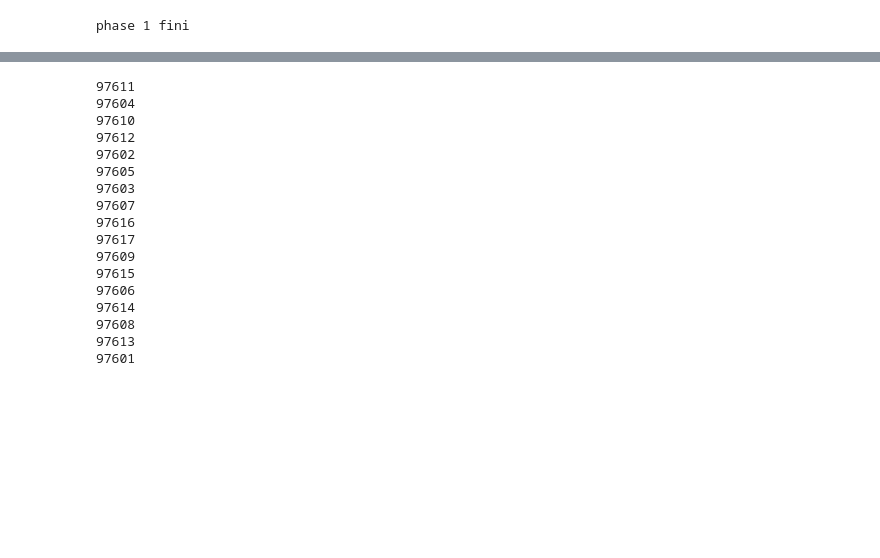
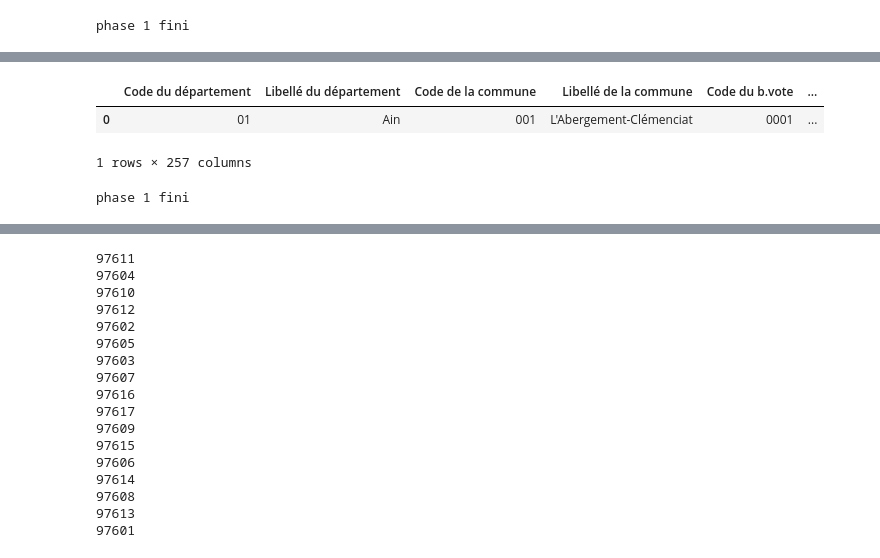
Before and after one commit to christian235711/IRIS_BV, a Jupyter notebook: BV_clean_31_08.ipynb, the cells around one changed output, grey strips where cells are left out. Drawn from its saved outputs; the diff is of its cells as text; code cells hidden in the pictures; blank space fills up the shorter version.

```diff
--- a/BV_clean_31_08.ipynb
+++ b/BV_clean_31_08.ipynb
@@ -399,0 +396,31 @@ print("phase 2 fini")
+# %%
+bv_euro.head(1)
+# %% [output]
+|  | Code du département | Libellé du département | Code de la commune | Libellé de la commune | Code du b.vote | ... |
+| 0 | 01 | Ain | 001 | L'Abergement-Clémenciat | 0001 | ... |
+1 rows × 257 columns
+# %%
+for i in range(bv_euro.shape[0]):
+    if bv_euro.iloc[i,3]=="Montbéliard":
+        continue
+    if bv_euro.iloc[i,3]=="Toulouse":
+        continue
+    if bv_euro.iloc[i,3]=="Hérimoncourt":
+        bv_euro.iloc[i,4] =  bv_euro.iloc[i,4][2:]
+        continue
+
+    try :
+        bv_euro.iloc[i,4]=str(int(bv_euro.iloc[i,4]))
+
+    except:
+
+        if (bv_euro.iloc[i,4]=="BV01")|(bv_euro.iloc[i,4]=="JUS1"):
+            bv_euro.iloc[i,4]="1"
+        if (bv_euro.iloc[i,4]=="BV02"):
+            bv_euro.iloc[i,4]="2"
+        if bv_euro.iloc[i,4][0]=="0":
+            bv_euro.iloc[i,4] = bv_euro.iloc[i,4][1:]
+
+print("phase 1 fini")
+# %% [output]
+phase 1 fini
```
Also changed, not shown: parts of 24 cells of this notebook.
